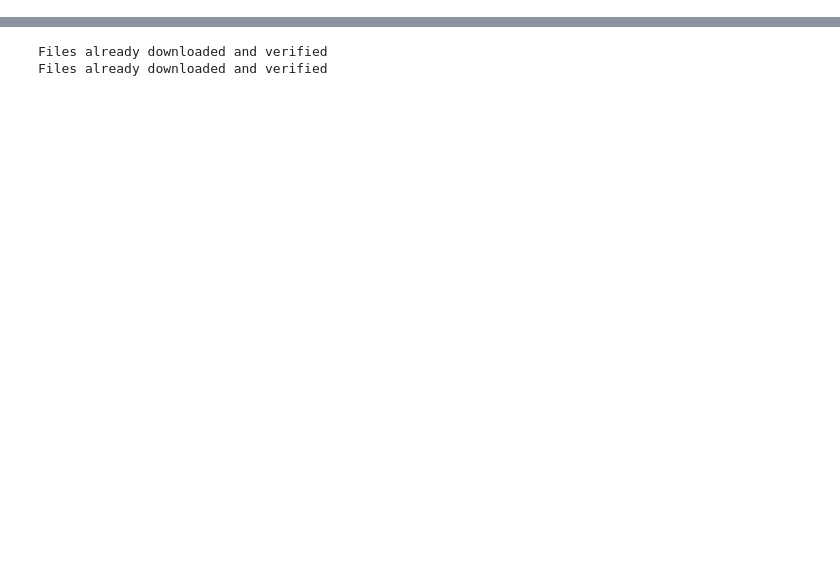
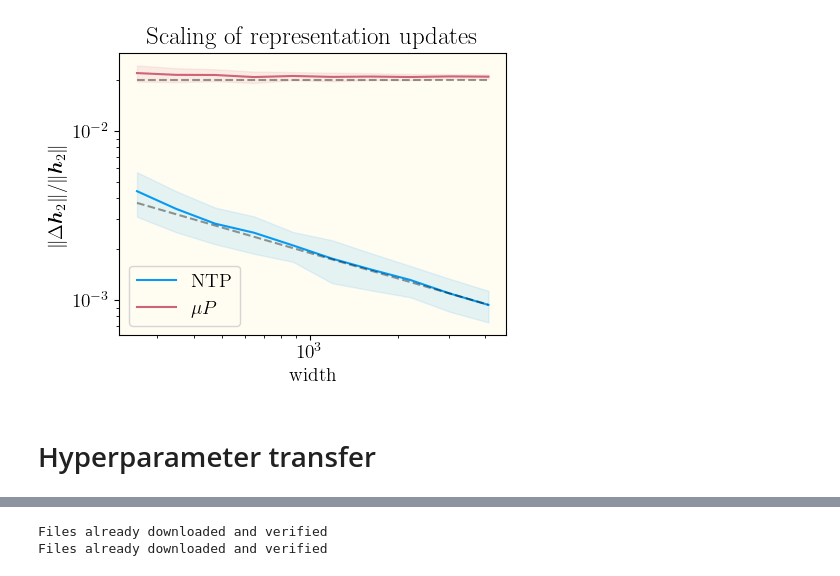
Before and after one commit to dkarkada/mupify, a Jupyter notebook: example.ipynb, the cells around one changed output, grey strips where cells are left out. Saved outputs shown, nothing was run; the diff lists cells and outputs as text; code cells hidden in the pictures; blank space fills up the shorter version.

```diff
--- a/example.ipynb
+++ b/example.ipynb
@@ -163,0 +230,25 @@ plt.show()
+# %%
+plt.figure(figsize=(5, 4))
+
+labels = ["NTP", r"$\mu P$"]
+colors = ['xkcd:azure', 'xkcd:rose']
+for i, label in enumerate(labels):
+    update_sz = update_sizes[i].mean(axis=1)
+    update_std = update_sizes[i].std(axis=1)
+    plt.plot(widths, update_sz, color=colors[i], label=label)
+    plt.fill_between(widths, update_sz-update_std, update_sz+update_std, color=colors[i], alpha=0.1)
+plt.plot(widths, 0.06*widths**(-0.5), alpha=0.4, color='k', ls='--')
+plt.plot(widths, 0.02*widths**0, alpha=0.4, color='k', ls='--')
+
+plt.title('Scaling of representation updates')
+plt.legend()
+plt.xscale('log')
+plt.yscale('log')
+plt.ylabel(r'$\norm{\Delta \bm{h}_2}/\norm{\bm{h}_2}$')
+plt.xlabel('width')
+plt.tight_layout()
+plt.show()
+# %% [output]
+[figure, added]
+# %% [markdown]
+# Hyperparameter transfer
```
Also changed, not shown: parts of 20 cells of this notebook, 2 other files.
